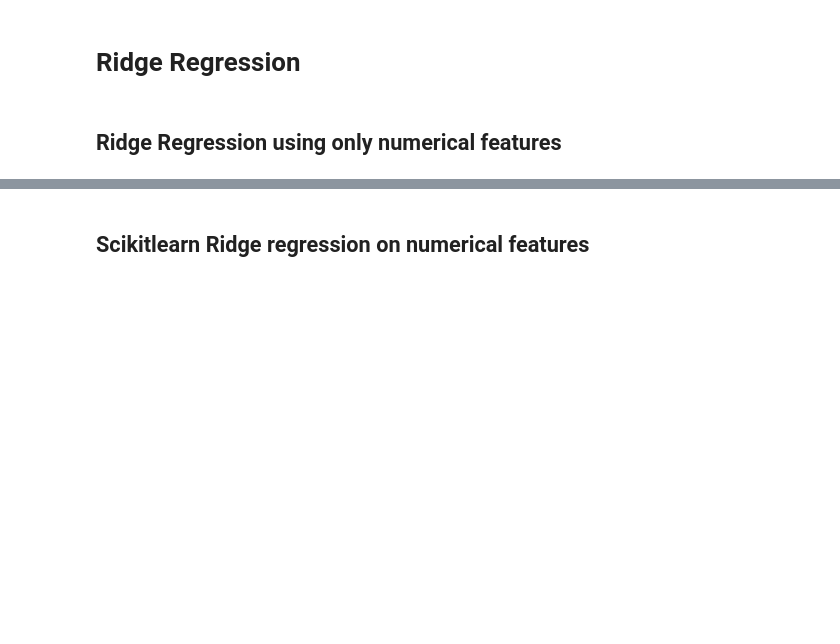
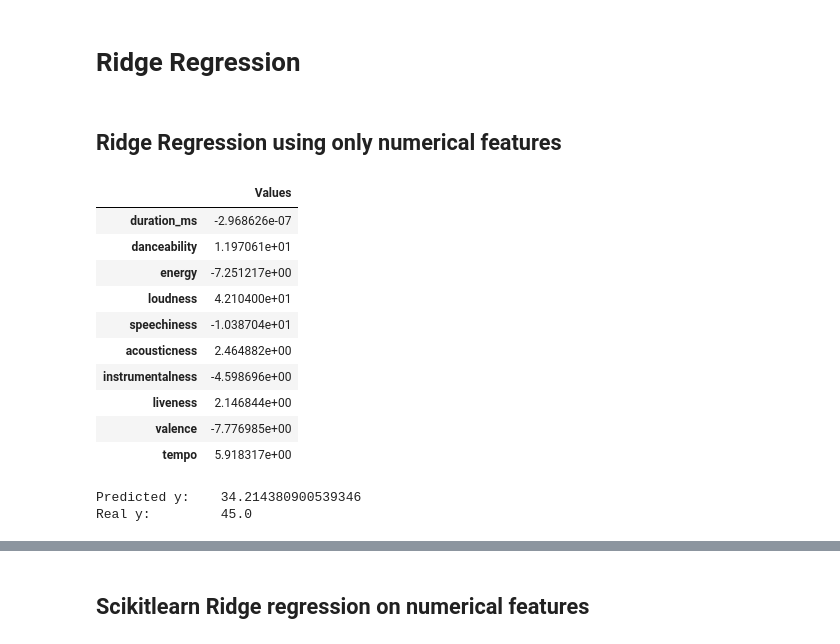
Before and after one commit to lukebella/SpotifyRegression, a Jupyter notebook: spotify_regression.ipynb, the cells around one changed output, grey strips where cells are left out. Cells and saved outputs as stored; diff of their text form; code cells hidden in the pictures; blank space fills up the shorter version.

```diff
--- a/spotify_regression.ipynb
+++ b/spotify_regression.ipynb
@@ -152,12 +183,27 @@ def avg_square_loss(w, test_set):
 # %% [markdown]
 ## Ridge Regression using only numerical features
 # %%
-# Compute the hyperplane for the numercal dataset
-result_numeric = ridge_regression(0.5, train_num_df)
-result_numeric
+# Compute the hyperplane for the numerical dataset
+predictior_numeric = ridge_regression(0, train_num_df)
+predictior_numeric
+# %% [output]
+|  | Values |
+| duration_ms | -2.968626e-07 |
+| danceability | 1.197061e+01 |
+| energy | -7.251217e+00 |
+| loudness | 4.210400e+01 |
+| speechiness | -1.038704e+01 |
+| acousticness | 2.464882e+00 |
+| instrumentalness | -4.598696e+00 |
+| liveness | 2.146844e+00 |
+| valence | -7.776985e+00 |
+| tempo | 5.918317e+00 |
 # %%
 # Predict the first row of the training set
-predicted_y = predict(result_numeric, train_num_df.iloc[4])
+predicted_y = predict(predictior_numeric, train_num_df.iloc[4])
 print(f"Predicted y: \t{predicted_y}\nReal y: \t{train_num_df.iloc[4]['popularity']}")
+# %% [output]
+Predicted y:    34.214380900539346
+Real y:         45.0
 # %%
 # Compute the Average square loss of the hyperplane (numerical)
```
Also changed, not shown: parts of 37 cells of this notebook, 1 other file.
